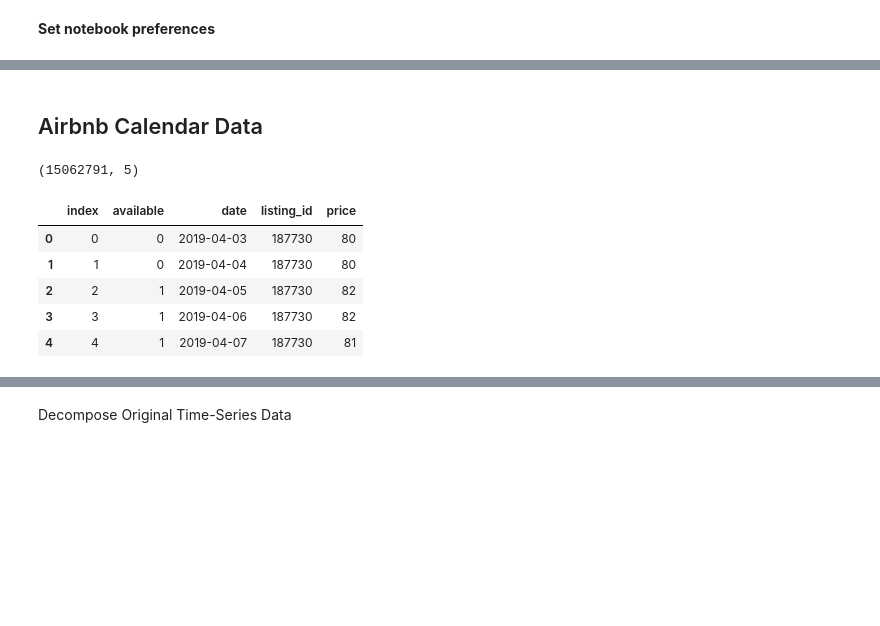
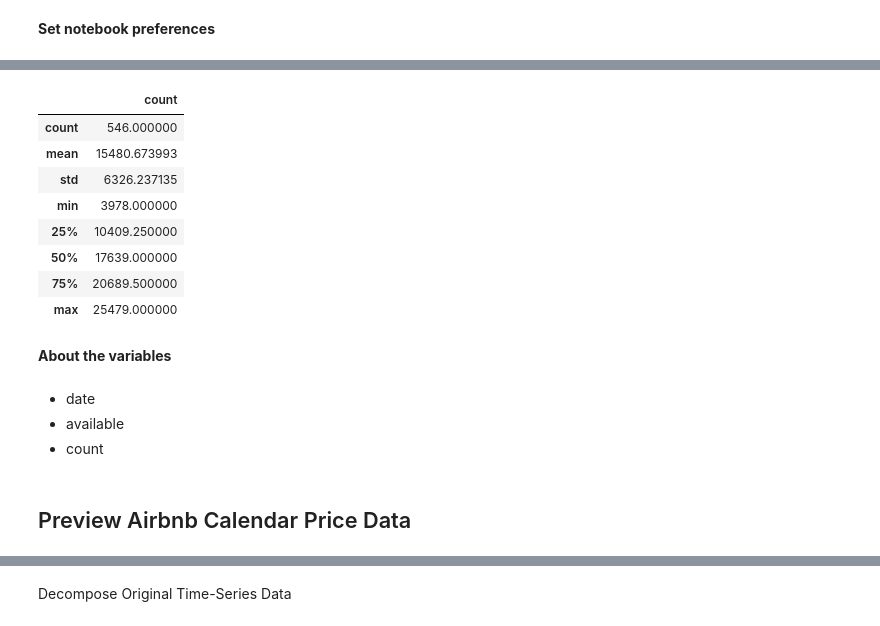
Before and after one commit to KishenSharma6/Airbnb-Analysis, a Jupyter notebook: Project Codes/05. Modeling/2020_0214_Calendar_TimeSeries.ipynb, the cells around one changed output, grey strips where cells are left out. Saved outputs shown, nothing was run; the diff lists cells and outputs as text; code cells hidden in the pictures; blank space fills up the shorter version.

```diff
--- a/Project Codes/05. Modeling/2020_0214_Calendar_TimeSeries.ipynb
+++ b/Project Codes/05. Modeling/2020_0214_Calendar_TimeSeries.ipynb
@@ -32,15 +32,2 @@ calendar = pd.read_csv(path + '2020_0407_Calendar_Cleaned.csv', sep = ',',
 # %% [markdown]
 **Set notebook preferences**
-# %%
-#Set plot aesthetics for notebook
-plt.style.use('Solarize_Light2')
-
-#Increase number of columns and rows displayed by Pandas
-pd.set_option('display.max_rows',100)
-
-#Set float format
-pd.options.display.float_format = '{:.0f}'.format
-
-#supress future warnings
-import warnings
-warnings.simplefilter(action='ignore', category=FutureWarning)
@@ -49,14 +78,21 @@ warnings.simplefilter(action='ignore', category=FutureWarning)
+# %%
+#Describe listings_df
+bookings_df.describe()
+# %% [output]
+|  | count |
+| count | 546.000000 |
+| mean | 15480.673993 |
+| std | 6326.237135 |
+| min | 3978.000000 |
+| 25% | 10409.250000 |
+| 50% | 17639.000000 |
+| 75% | 20689.500000 |
+| max | 25479.000000 |
+# %% [markdown]
+**About the variables**
+# %% [markdown]
+* date
+* available
+* count
 # %% [markdown]
-## Airbnb Calendar Data
+## Preview Airbnb Calendar Price Data
-# %%
-#View shape and preview calendar data
-print(calendar.shape)
-calendar.head()
-# %% [output]
-(15062791, 5)
-|  | index | available | date | listing_id | price |
-| 0 | 0 | 0 | 2019-04-03 | 187730 | 80 |
-| 1 | 1 | 0 | 2019-04-04 | 187730 | 80 |
-| 2 | 2 | 1 | 2019-04-05 | 187730 | 82 |
-| 3 | 3 | 1 | 2019-04-06 | 187730 | 82 |
-| 4 | 4 | 1 | 2019-04-07 | 187730 | 81 |
```
Also changed, not shown: parts of 46 cells of this notebook.
